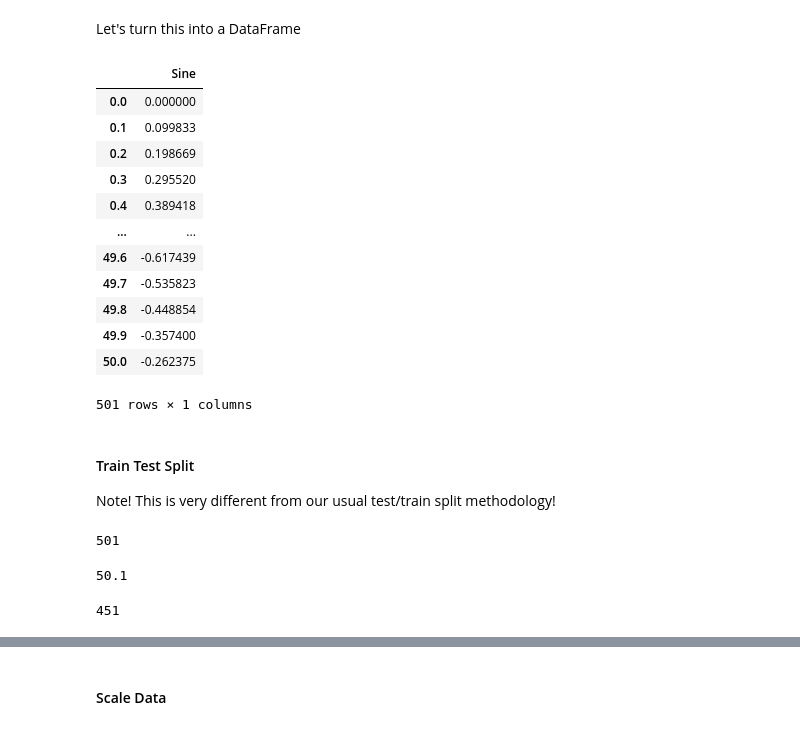
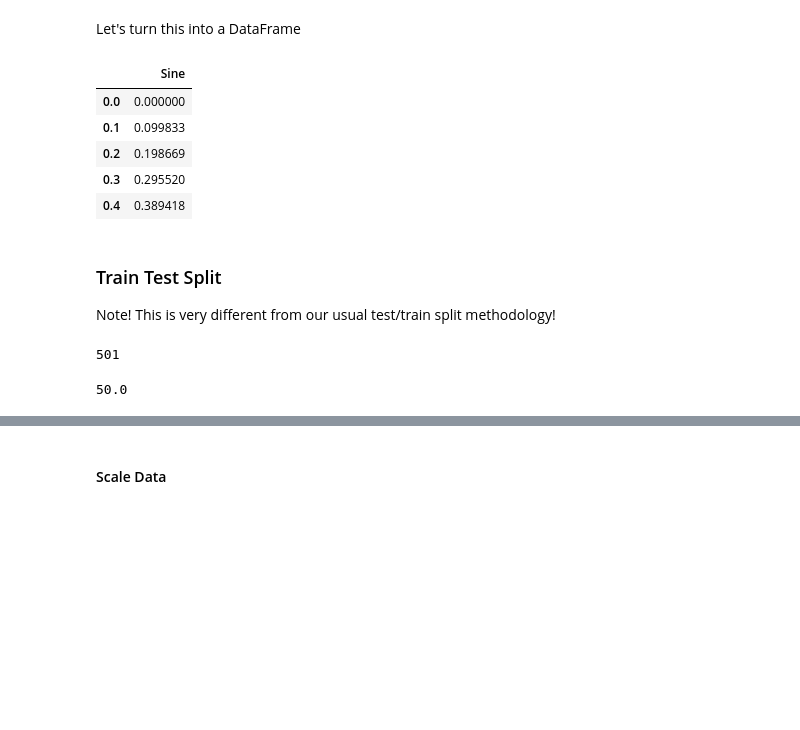
Before and after one commit to SimRey/Deep-Learning, a Jupyter notebook: Recurrent Neural Networks/TensorFlow/01-SineWave.ipynb, the cells around one changed output, grey strips where cells are left out. Cells and saved outputs as stored; diff of their text form; code cells hidden in the pictures; blank space fills up the shorter version.

```diff
--- a/Recurrent Neural Networks/TensorFlow/01-SineWave.ipynb
+++ b/Recurrent Neural Networks/TensorFlow/01-SineWave.ipynb
@@ -17,23 +17,16 @@ plt.plot(x,y)
 Let's turn this into a DataFrame
 # %%
 df = pd.DataFrame(data=y,index=x,columns=['Sine'])
-df
+df.head()
 # %% [output]
 |  | Sine |
 | 0.0 | 0.000000 |
 | 0.1 | 0.099833 |
 | 0.2 | 0.198669 |
 | 0.3 | 0.295520 |
 | 0.4 | 0.389418 |
-| ... | ... |
-| 49.6 | -0.617439 |
-| 49.7 | -0.535823 |
-| 49.8 | -0.448854 |
-| 49.9 | -0.357400 |
-| 50.0 | -0.262375 |
-501 rows × 1 columns
 # %% [markdown]
-#### Train Test Split
+### Train Test Split
 
 Note! This is very different from our usual test/train split methodology!
 # %%
@@ -42,14 +35,8 @@ len(df)
 501
 # %%
 test_percent = 0.1
+test_size = np.round(len(df)*test_percent)
+test_size
+# %% [output]
+50.0
-# %%
-len(df)*test_percent
-# %% [output]
-50.1
-# %%
-test_point = np.round(len(df)*test_percent)
-test_ind = int(len(df) - test_point)
-test_ind
-# %% [output]
-451
 # %%
```
Also changed, not shown: parts of 46 cells of this notebook, 4 other files.
